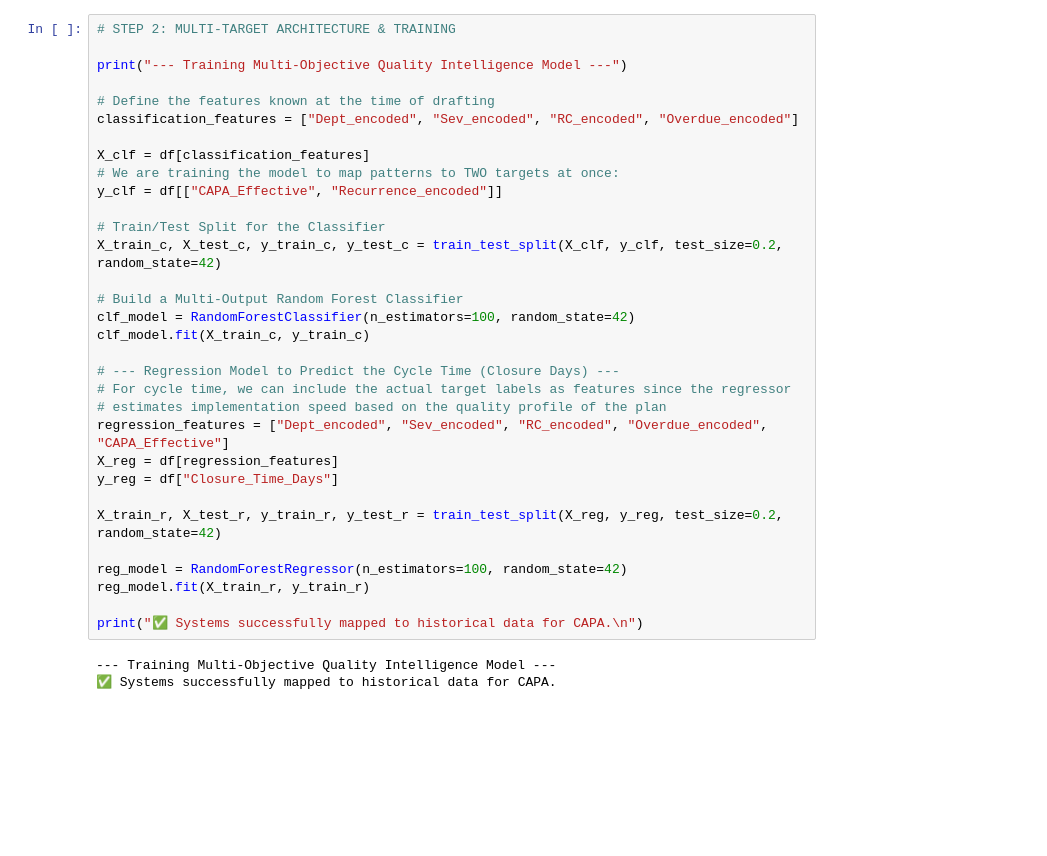
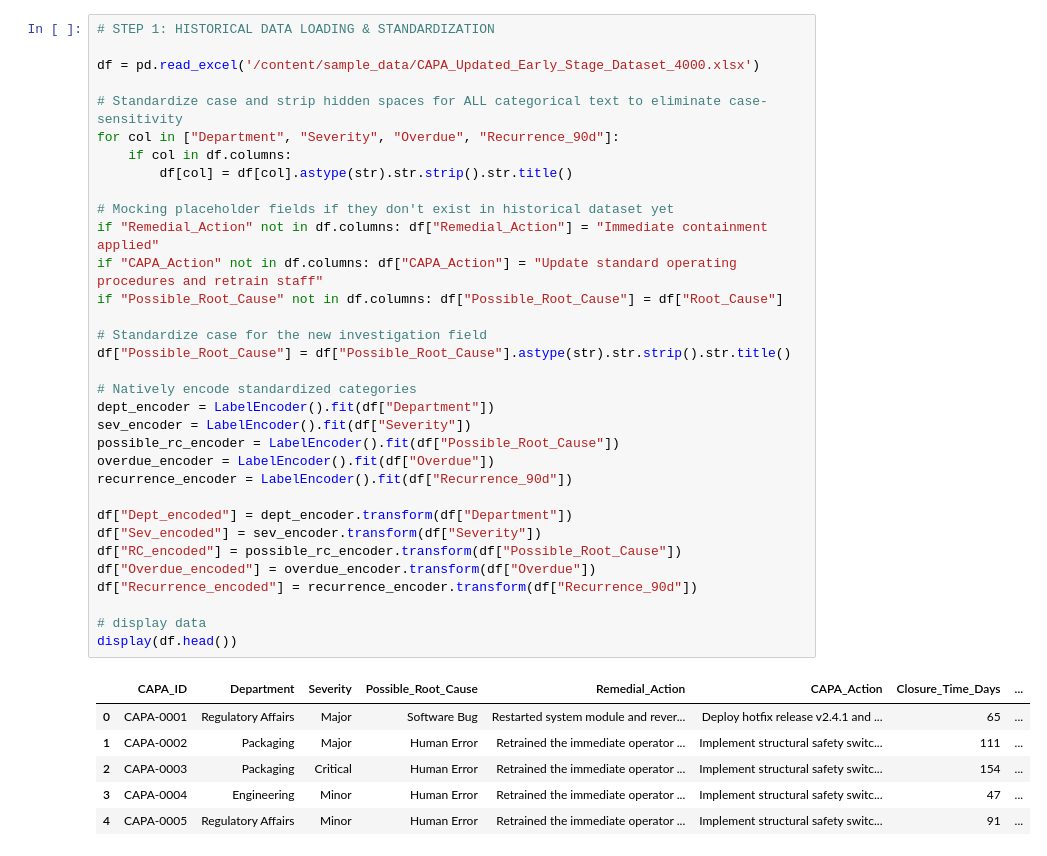
Before and after one commit to psept77-star/CAPA_Effectiveness_Prediction, a Jupyter notebook: CAPA_Effectiveness_prediction.ipynb, the cells around one changed output. Saved outputs shown, nothing was run; the diff lists cells and outputs as text; blank space fills up the shorter version.

```diff
--- a/CAPA_Effectiveness_prediction.ipynb
+++ b/CAPA_Effectiveness_prediction.ipynb
@@ -82,35 +17,40 @@ display(pd.DataFrame(comparison_results).set_index("Model"))
-# %%
-# STEP 2: MULTI-TARGET ARCHITECTURE & TRAINING
-
-print("--- Training Multi-Objective Quality Intelligence Model ---")
-
-# Define the features known at the time of drafting
-classification_features = ["Dept_encoded", "Sev_encoded", "RC_encoded", "Overdue_encoded"]
-
-X_clf = df[classification_features]
-# We are training the model to map patterns to TWO targets at once:
-y_clf = df[["CAPA_Effective", "Recurrence_encoded"]]
-
-# Train/Test Split for the Classifier
-X_train_c, X_test_c, y_train_c, y_test_c = train_test_split(X_clf, y_clf, test_size=0.2, random_state=42)
-
-# Build a Multi-Output Random Forest Classifier
-clf_model = RandomForestClassifier(n_estimators=100, random_state=42)
-clf_model.fit(X_train_c, y_train_c)
-
-# --- Regression Model to Predict the Cycle Time (Closure Days) ---
-# For cycle time, we can include the actual target labels as features since the regressor
-# estimates implementation speed based on the quality profile of the plan
-regression_features = ["Dept_encoded", "Sev_encoded", "RC_encoded", "Overdue_encoded", "CAPA_Effective"]
-X_reg = df[regression_features]
-y_reg = df["Closure_Time_Days"]
-
-X_train_r, X_test_r, y_train_r, y_test_r = train_test_split(X_reg, y_reg, test_size=0.2, random_state=42)
-
-reg_model = RandomForestRegressor(n_estimators=100, random_state=42)
-reg_model.fit(X_train_r, y_train_r)
-
-print("✅ Systems successfully mapped to historical data for CAPA.\n")
-# %% [output]
---- Training Multi-Objective Quality Intelligence Model ---
-✅ Systems successfully mapped to historical data for CAPA.
+# %%
+# STEP 1: HISTORICAL DATA LOADING & STANDARDIZATION
+
+df = pd.read_excel('/content/sample_data/CAPA_Updated_Early_Stage_Dataset_4000.xlsx')
+
+# Standardize case and strip hidden spaces for ALL categorical text to eliminate case-sensitivity
+for col in ["Department", "Severity", "Overdue", "Recurrence_90d"]:
+    if col in df.columns:
+        df[col] = df[col].astype(str).str.strip().str.title()
+
+# Mocking placeholder fields if they don't exist in historical dataset yet
+if "Remedial_Action" not in df.columns: df["Remedial_Action"] = "Immediate containment applied"
+if "CAPA_Action" not in df.columns: df["CAPA_Action"] = "Update standard operating procedures and retrain staff"
+if "Possible_Root_Cause" not in df.columns: df["Possible_Root_Cause"] = df["Root_Cause"]
+
+# Standardize case for the new investigation field
+df["Possible_Root_Cause"] = df["Possible_Root_Cause"].astype(str).str.strip().str.title()
+
+# Natively encode standardized categories
+dept_encoder = LabelEncoder().fit(df["Department"])
+sev_encoder = LabelEncoder().fit(df["Severity"])
+possible_rc_encoder = LabelEncoder().fit(df["Possible_Root_Cause"])
+overdue_encoder = LabelEncoder().fit(df["Overdue"])
+recurrence_encoder = LabelEncoder().fit(df["Recurrence_90d"])
+
+df["Dept_encoded"] = dept_encoder.transform(df["Department"])
+df["Sev_encoded"] = sev_encoder.transform(df["Severity"])
+df["RC_encoded"] = possible_rc_encoder.transform(df["Possible_Root_Cause"])
+df["Overdue_encoded"] = overdue_encoder.transform(df["Overdue"])
+df["Recurrence_encoded"] = recurrence_encoder.transform(df["Recurrence_90d"])
+
+# display data
+display(df.head())
+# %% [output]
+|  | CAPA_ID | Department | Severity | Possible_Root_Cause | Remedial_Action | CAPA_Action | Closure_Time_Days | ... |
+| 0 | CAPA-0001 | Regulatory Affairs | Major | Software Bug | Restarted system module and rever... | Deploy hotfix release v2.4.1 and ... | 65 | ... |
+| 1 | CAPA-0002 | Packaging | Major | Human Error | Retrained the immediate operator ... | Implement structural safety switc... | 111 | ... |
+| 2 | CAPA-0003 | Packaging | Critical | Human Error | Retrained the immediate operator ... | Implement structural safety switc... | 154 | ... |
+| 3 | CAPA-0004 | Engineering | Minor | Human Error | Retrained the immediate operator ... | Implement structural safety switc... | 47 | ... |
+| 4 | CAPA-0005 | Regulatory Affairs | Minor | Human Error | Retrained the immediate operator ... | Implement structural safety switc... | 91 | ... |
```
Also changed, not shown: parts of 9 cells of this notebook.
